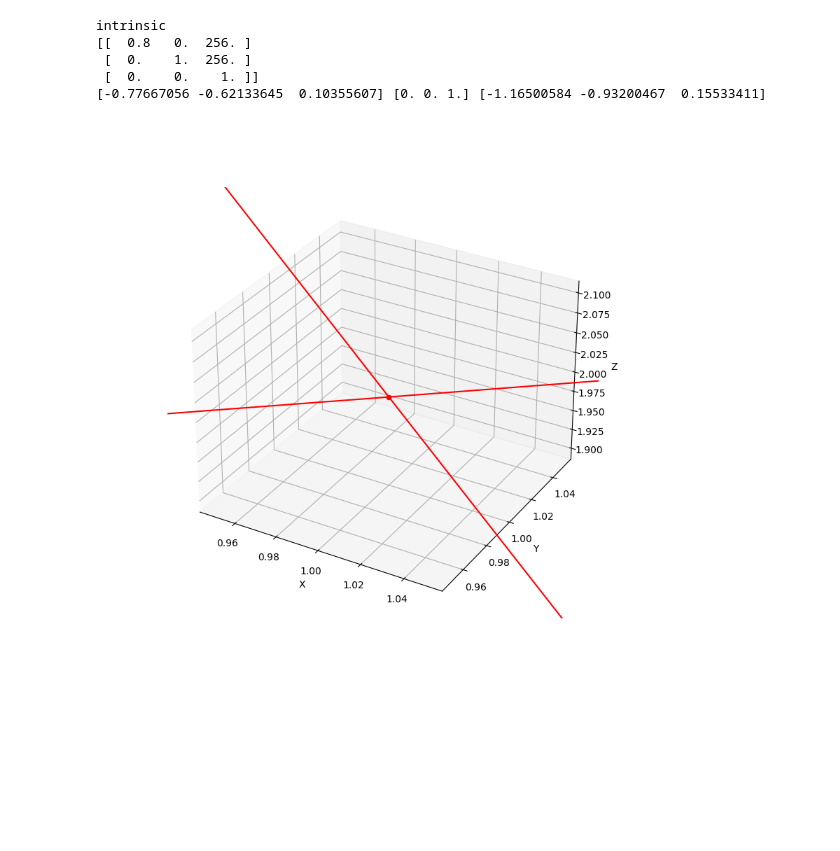
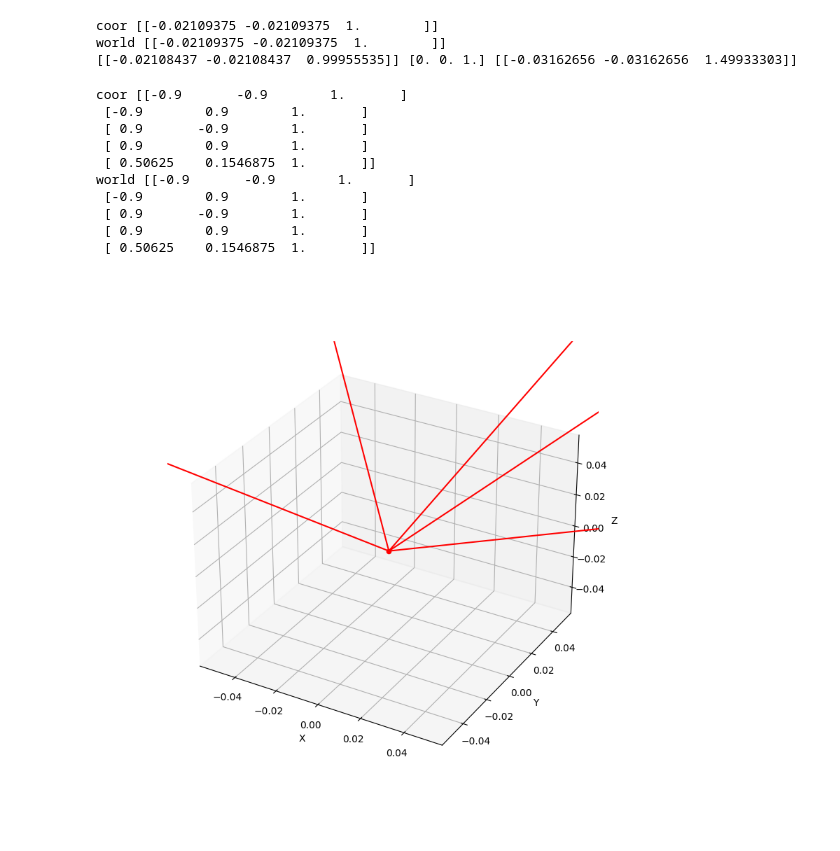
Before and after one commit to lordknight1904/Arsenal, a Jupyter notebook: 3d_plot.ipynb, the cells around one changed output. Drawn from its saved outputs; the diff is of its cells as text; code cells hidden in the pictures; blank space fills up the shorter version.

```diff
--- a/3d_plot.ipynb
+++ b/3d_plot.ipynb
@@ -44,13 +44,13 @@ class Camera:
         self.unit_angle = v / np.linalg.norm(v)
 
         self.intrinsic = np.array([
-            [self.focal_length/self.sensor_size[0], 0, self.resolution[0]/2],
-            [0, self.focal_length/self.sensor_size[1], self.resolution[1]/2],
+            [self.focal_length*self.resolution[0]/self.sensor_size[0], 0, self.resolution[0]/2],
+            [0, self.focal_length*self.resolution[1]/self.sensor_size[1], self.resolution[1]/2],
             [0, 0, 1]
         ])
 
-        print('intrinsic')
-        print(self.intrinsic)
+        # print('intrinsic')
+        # print(self.intrinsic)
 
     '''
         Transform world coordinate to pixel coordinate
@@ -76,10 +76,14 @@ class Camera:
         return pixel_space
 
     def pixel2ray(self, pixel):
+        pixel = np.append(pixel, np.zeros((pixel.shape[0], 1)) + 1, axis=-1)
+        # pixel = pixel / self.focal_length
         translation = np.array(self.position)
         camera_coor = pixel @ np.linalg.inv(self.intrinsic.T)
+        print('coor', camera_coor)
         # camera_coor = pixel @ np.linalg.inv(self.intrinsic).T
         world_coor = (camera_coor @ self.rotation) + translation
+        print('world', world_coor)
 
         vector = world_coor - self.position
         directional_vector = vector / np.linalg.norm(vector)
@@ -87,13 +91,11 @@ class Camera:
         return directional_vector
 
 # camera = Camera(16.16003, (512, 512), np.array([8, 2.5, 3]), (17.288, 232.093, 0))
-camera = Camera(20., (512, 512), (25, 20), np.array([1, 1, 2]), (0, 0, 0))
-pixel = np.array([250, 250, 1])
+camera = Camera(20., (512, 512), (36, 36), np.array([0, 0, 0]), (0, 0, 0))
+pixel = np.array([[250, 250]])
 ray = camera.pixel2ray(pixel)
 print(ray, camera.unit_angle, 1.5*ray)
 # %% [output]
-intrinsic
-[[  0.8   0.  256. ]
- [  0.    1.  256. ]
- [  0.    0.    1. ]]
-[-0.77667056 -0.62133645  0.10355607] [0. 0. 1.] [-1.16500584 -0.93200467  0.15533411]
+coor [[-0.02109375 -0.02109375  1.        ]]
+world [[-0.02109375 -0.02109375  1.        ]]
+[[-0.02108437 -0.02108437  0.99955535]] [0. 0. 1.] [[-0.03162656 -0.03162656  1.49933303]]
@@ -109,37 +102,50 @@ rays = camera.pixel2ray(pixels)
 # %%
 fig = plt.figure(figsize=(8, 8))
 ax = fig.add_subplot(111, projection='3d')
 ax.set_xlabel("X")
 ax.set_ylabel("Y")
 ax.set_zlabel("Z")
 
 ax.scatter(*camera.position, color='red')
 
-stack_origin = np.stack([camera.position]*4)
 pixels = np.array([
-    [0, 0, 1],
-    [0, 512, 1],
-    [512, 0, 1],
-    [512, 512, 1],
+    [0, 0],
+    [0, 512],
+    [512, 0],
+    [512, 512],
+    [400, 300],
 ])
+# for pixel in pixels:
+#     ax.scatter(*pixel, color='teal')
 rays = camera.pixel2ray(pixels)
 
+stack_origin = np.stack([camera.position]*pixels.shape[0])
 ax.quiver(
     stack_origin[:, 0],
     stack_origin[:, 1],
     stack_origin[:, 2],
     rays[:, 0],
     rays[:, 1],
     rays[:, 2],
     color='red', length=1.0, arrow_length_ratio=.1, normalize=True
 )
 
 # ax.quiver(*camera.position, *v, color='red')
 
 # plt.axis('off')
 plt.show()
 # %% [output]
+coor [[-0.9       -0.9        1.       ]
+ [-0.9        0.9        1.       ]
+ [ 0.9       -0.9        1.       ]
+ [ 0.9        0.9        1.       ]
+ [ 0.50625    0.1546875  1.       ]]
+world [[-0.9       -0.9        1.       ]
+ [-0.9        0.9        1.       ]
+ [ 0.9       -0.9        1.       ]
+ [ 0.9        0.9        1.       ]
+ [ 0.50625    0.1546875  1.       ]]
-[figure, old version]
+[figure, new version]
 # %%
 beta, alpha, gamma = [30, 0, 0]  # R_x, R_y, R_z | pitch, yaw, roll
 
```
Also changed, not shown: parts of 4 cells of this notebook, 2 other files.
